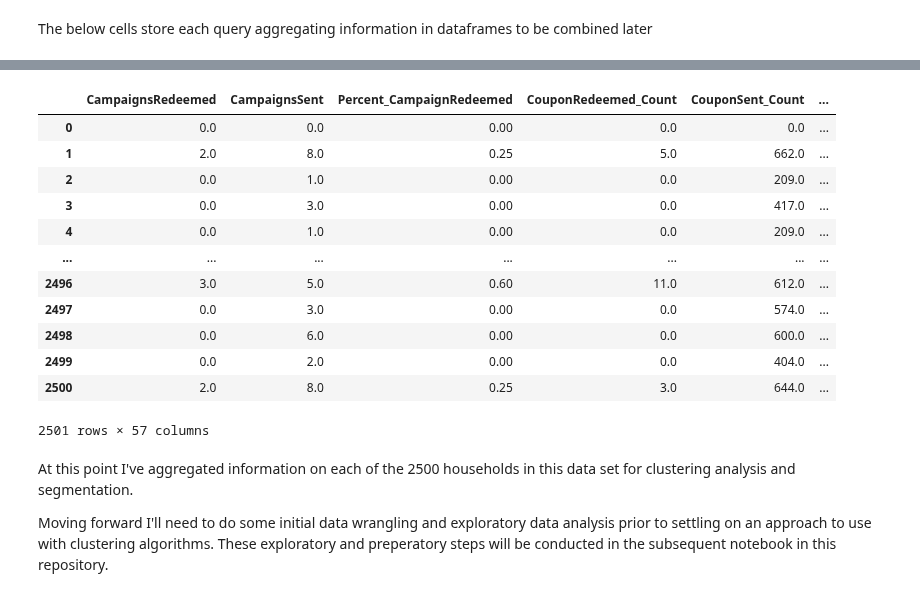
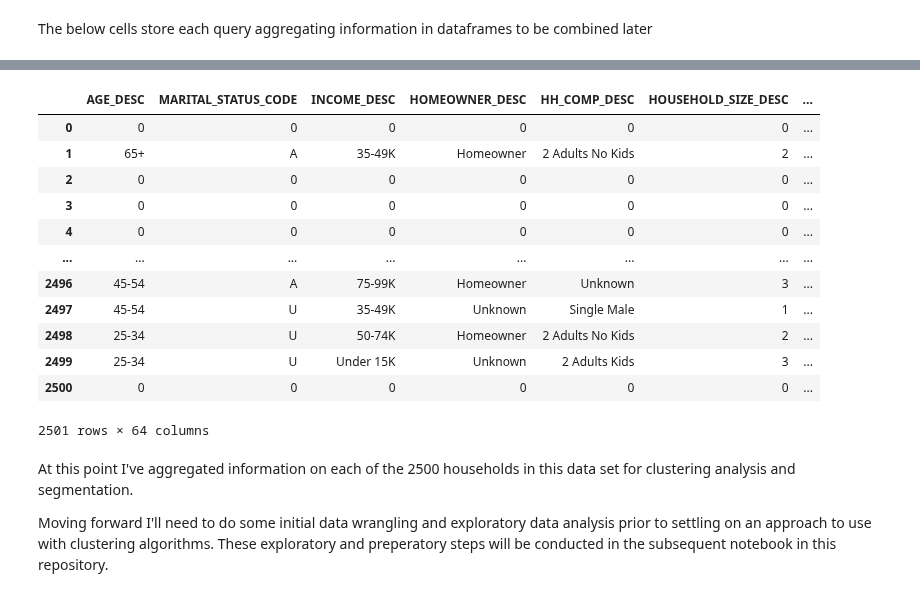
Before and after one commit to NickD-Dean/Springboard, a Jupyter notebook: Capstone Project 3/Code/02 - Creating Aggregate dataframe of Household data for segmentation.ipynb, the cells around one changed output, grey strips where cells are left out. Drawn from its saved outputs; the diff is of its cells as text; code cells hidden in the pictures.

```diff
--- a/Capstone Project 3/Code/02 - Creating Aggregate dataframe of Household data for segmentation.ipynb
+++ b/Capstone Project 3/Code/02 - Creating Aggregate dataframe of Household data for segmentation.ipynb
@@ -730,3 +713,6 @@ SELECT HOUSEHOLD_KEY as household_key, AVG(DELTA) AS Avg_shopping_lag
 FROM W
 WHERE DELTA IS NOT NULL
 GROUP BY HOUSEHOLD_KEY""", con, index_col='household_key')
+# %%
+df57 = pd.read_sql("""SELECT * FROM HH_DEMOGRAPHIC""", con, index_col='household_key')
+df57
@@ -733,23 +734,23 @@ GROUP BY HOUSEHOLD_KEY""", con, index_col='household_key')
 # %%
-DF = pd.concat([df1, df2, df3, df4, df5, df6, df7, df8, df9, df10, df11, df12, df13, df14, df15, df16, df17, df18,
+DF = pd.concat([df57, df1, df2, df3, df4, df5, df6, df7, df8, df9, df10, df11, df12, df13, df14, df15, df16, df17, df18,
                 df19, df20, df21, df23, df24, df51, df52, df53, df54, df55,  df25, df26, df27, df28, df29, df30, df31, df32, df33, df34, df35, df36, df37,
                 df38, df39, df40, df41, df42, df43, df44, df45, df46, df47, df48, df49, df50, df56], axis=1)
 DF.fillna(0, inplace=True)   # Filling non-values where households didn't interact with any campaigns with zero
 DF
 # %% [output]
-|  | CampaignsRedeemed | CampaignsSent | Percent_CampaignRedeemed | CouponRedeemed_Count | CouponSent_Count | ... |
-| 0 | 0.0 | 0.0 | 0.00 | 0.0 | 0.0 | ... |
-| 1 | 2.0 | 8.0 | 0.25 | 5.0 | 662.0 | ... |
-| 2 | 0.0 | 1.0 | 0.00 | 0.0 | 209.0 | ... |
-| 3 | 0.0 | 3.0 | 0.00 | 0.0 | 417.0 | ... |
-| 4 | 0.0 | 1.0 | 0.00 | 0.0 | 209.0 | ... |
-| ... | ... | ... | ... | ... | ... | ... |
-| 2496 | 3.0 | 5.0 | 0.60 | 11.0 | 612.0 | ... |
-| 2497 | 0.0 | 3.0 | 0.00 | 0.0 | 574.0 | ... |
-| 2498 | 0.0 | 6.0 | 0.00 | 0.0 | 600.0 | ... |
-| 2499 | 0.0 | 2.0 | 0.00 | 0.0 | 404.0 | ... |
-| 2500 | 2.0 | 8.0 | 0.25 | 3.0 | 644.0 | ... |
+|  | AGE_DESC | MARITAL_STATUS_CODE | INCOME_DESC | HOMEOWNER_DESC | HH_COMP_DESC | HOUSEHOLD_SIZE_DESC | ... |
+| 0 | 0 | 0 | 0 | 0 | 0 | 0 | ... |
+| 1 | 65+ | A | 35-49K | Homeowner | 2 Adults No Kids | 2 | ... |
+| 2 | 0 | 0 | 0 | 0 | 0 | 0 | ... |
+| 3 | 0 | 0 | 0 | 0 | 0 | 0 | ... |
+| 4 | 0 | 0 | 0 | 0 | 0 | 0 | ... |
+| ... | ... | ... | ... | ... | ... | ... | ... |
+| 2496 | 45-54 | A | 75-99K | Homeowner | Unknown | 3 | ... |
+| 2497 | 45-54 | U | 35-49K | Unknown | Single Male | 1 | ... |
+| 2498 | 25-34 | U | 50-74K | Homeowner | 2 Adults No Kids | 2 | ... |
+| 2499 | 25-34 | U | Under 15K | Unknown | 2 Adults Kids | 3 | ... |
+| 2500 | 0 | 0 | 0 | 0 | 0 | 0 | ... |
-2501 rows × 57 columns
+2501 rows × 64 columns
 # %%
 DF.to_csv('../Data/Aggregate_Customer_Data')
 # %% [markdown]
```
Also changed, not shown: parts of 2 cells of this notebook, 5 other files.
